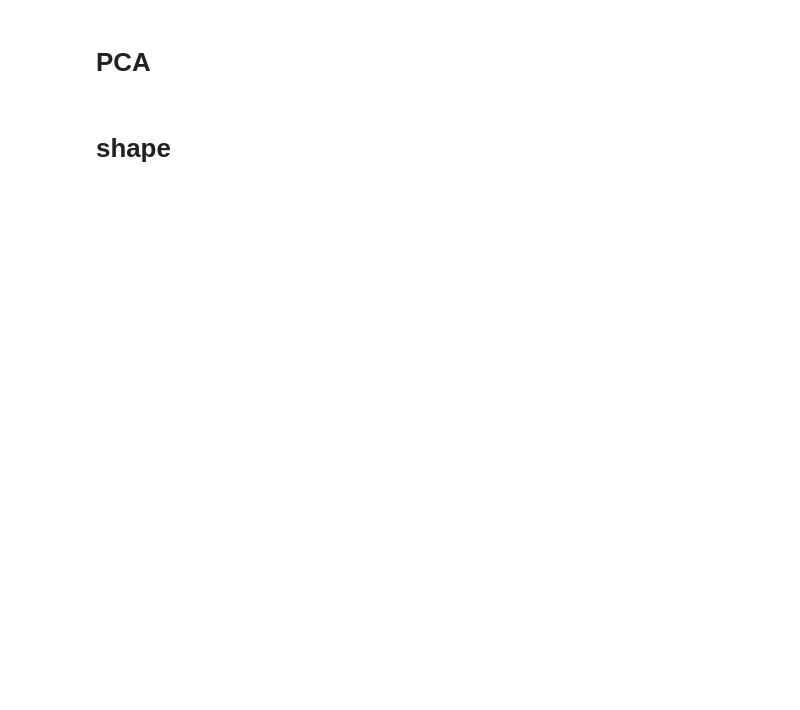
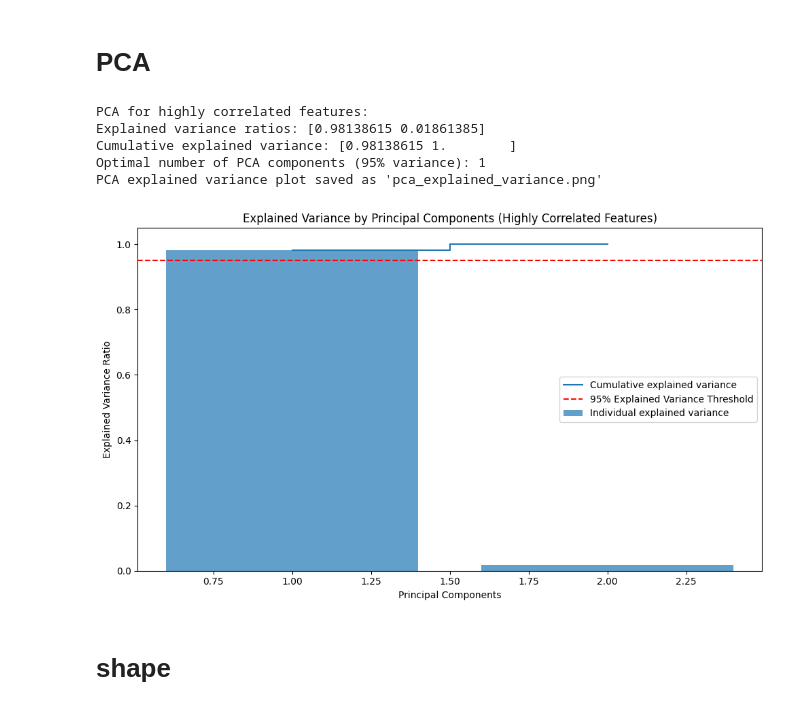
Before and after one commit to kalhara-peiris/iris_dataset, a Jupyter notebook: iris.ipynb, the cells around one changed output. Drawn from its saved outputs; the diff is of its cells as text; code cells hidden in the pictures; blank space fills up the shorter version.

```diff
--- a/iris.ipynb
+++ b/iris.ipynb
@@ -272,3 +259,50 @@ if not high_corr_features:
+# %%
+# 2.6: Apply PCA only to highly correlated features
+X_for_pca = X[:, high_corr_features]
+feature_names_for_pca = high_corr_feature_names
+
+# Standardize and apply PCA to selected features
+scaler = StandardScaler()
+X_scaled_for_pca = scaler.fit_transform(X_for_pca)
+
+pca = PCA()
+X_pca = pca.fit_transform(X_scaled_for_pca)
+
+# Explained variance ratio
+explained_variance = pca.explained_variance_ratio_
+cumulative_variance = np.cumsum(explained_variance)
+
+print("\nPCA for highly correlated features:")
+print(f"Explained variance ratios: {explained_variance}")
+print(f"Cumulative explained variance: {cumulative_variance}")
+
+# Determine optimal number of components (95% variance explained)
+if len(high_corr_features) > 1:  # Only if we have more than one feature for PCA
+    optimal_n_components = np.argmax(cumulative_variance >= 0.95) + 1
+    print(f"Optimal number of PCA components (95% variance): {optimal_n_components}")
+else:
+    optimal_n_components = 1
+    print(f"Only one feature selected, using 1 component for PCA")
+
+# Plot explained variance
+plt.figure(figsize=(10, 6))
+plt.bar(range(1, len(explained_variance) + 1), explained_variance, alpha=0.7, label='Individual explained variance')
+plt.step(range(1, len(cumulative_variance) + 1), cumulative_variance, where='mid', label='Cumulative explained variance')
+plt.xlabel('Principal Components')
+plt.ylabel('Explained Variance Ratio')
+plt.title('Explained Variance by Principal Components (Highly Correlated Features)')
+plt.axhline(y=0.95, color='r', linestyle='--', label='95% Explained Variance Threshold')
+plt.legend()
+plt.tight_layout()
+plt.savefig('pca_explained_variance.png')
+print("PCA explained variance plot saved as 'pca_explained_variance.png'")
+# %% [output]
+PCA for highly correlated features:
+Explained variance ratios: [0.98138615 0.01861385]
+Cumulative explained variance: [0.98138615 1.        ]
+Optimal number of PCA components (95% variance): 1
+PCA explained variance plot saved as 'pca_explained_variance.png'
+[figure, added]
 # %% [markdown]
 # **shape**
 # %%
```
Also changed, not shown: parts of 13 cells of this notebook, 4 other files.
